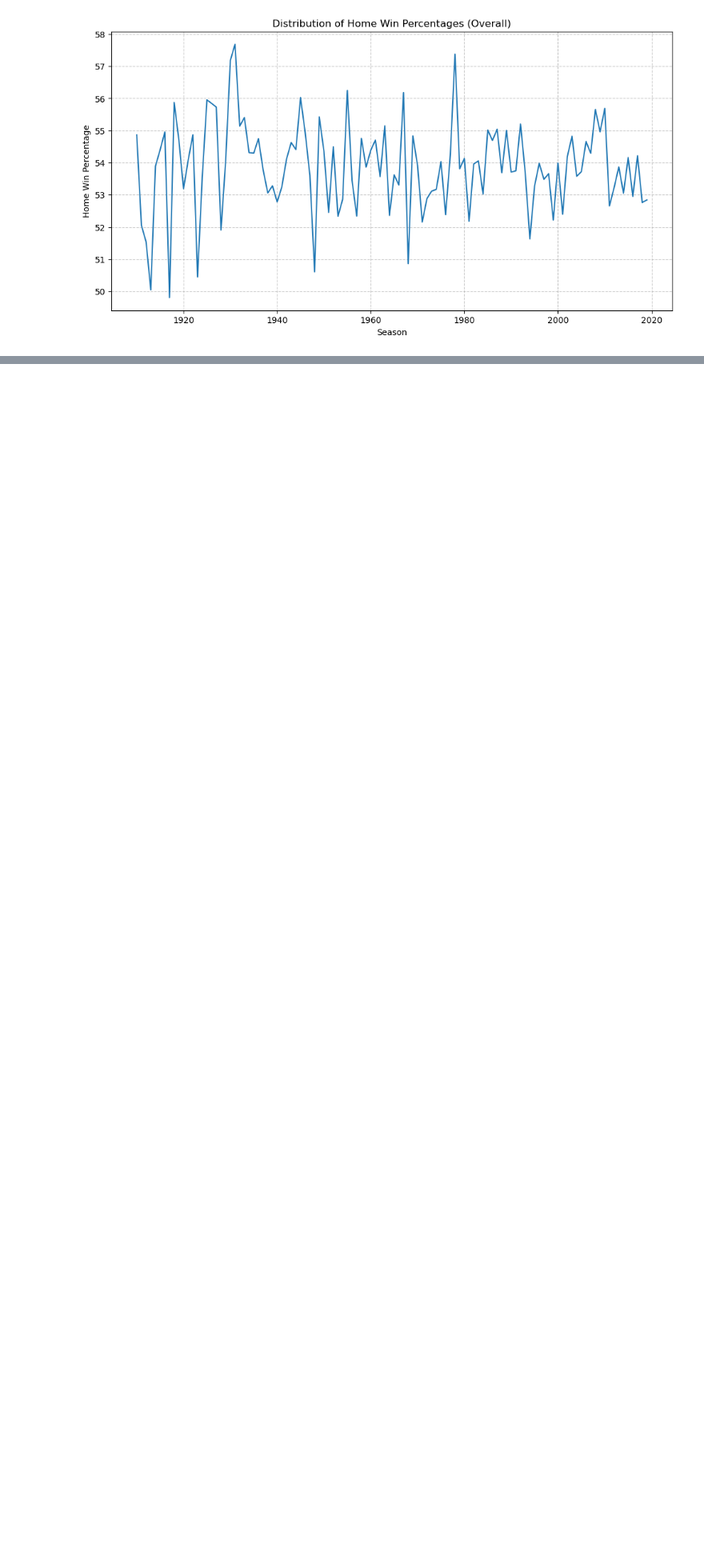
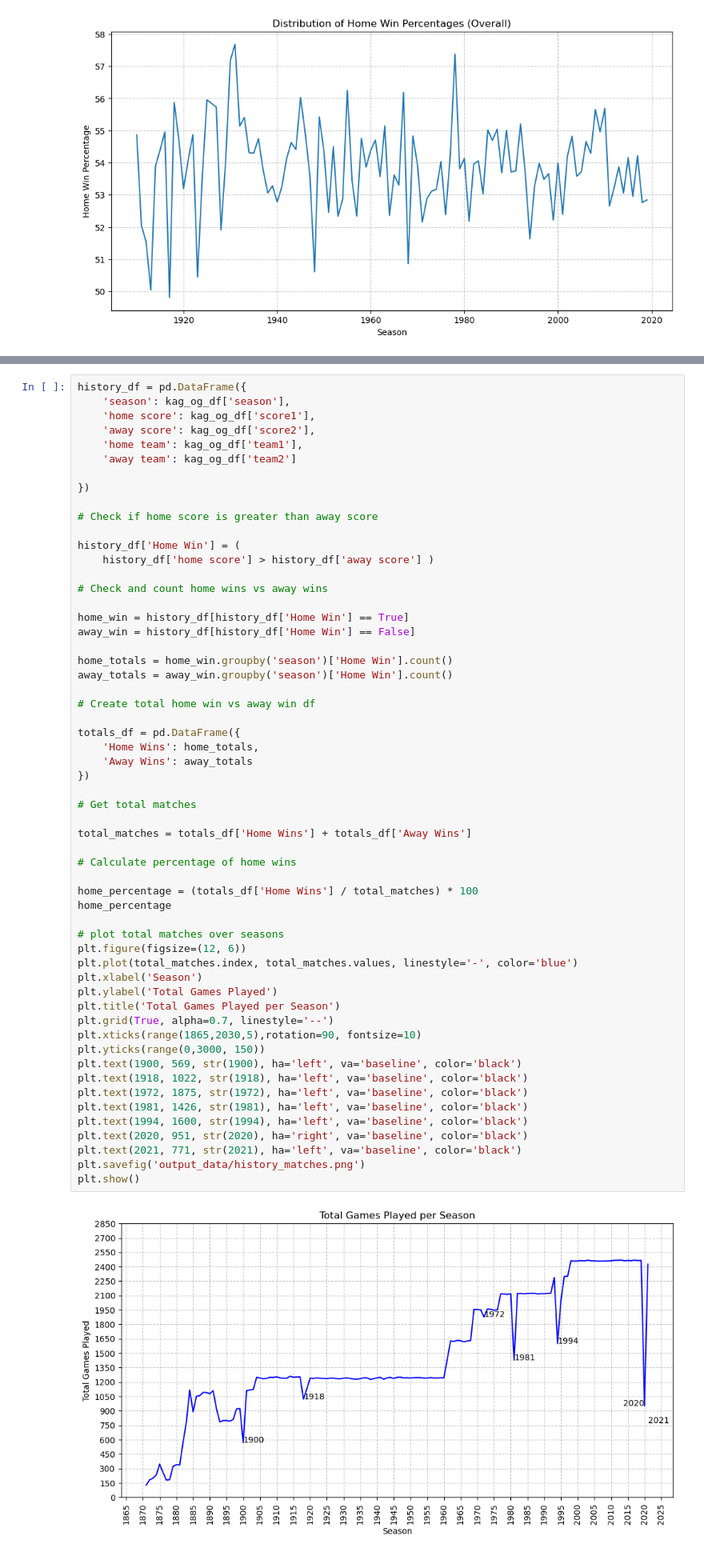
Before and after one commit to johnnycapra/Project_1, a Jupyter notebook: MLB_Analysis.ipynb, the cells around one changed output, grey strips where cells are left out. Shown at 80% size. Cells and saved outputs as stored; diff of their text form; blank space fills up the shorter version.

```diff
--- a/MLB_Analysis.ipynb
+++ b/MLB_Analysis.ipynb
@@ -739,3 +433,62 @@ plt.savefig('output_data/wins_per_league_covid.png')
 plt.show()
 # %% [output]
 [figure]
+# %%
+history_df = pd.DataFrame({
+    'season': kag_og_df['season'],
+    'home score': kag_og_df['score1'],
+    'away score': kag_og_df['score2'],
+    'home team': kag_og_df['team1'],
+    'away team': kag_og_df['team2']
+
+})
+
+# Check if home score is greater than away score
+
+history_df['Home Win'] = (
+    history_df['home score'] > history_df['away score'] )
+
+# Check and count home wins vs away wins
+
+home_win = history_df[history_df['Home Win'] == True]
+away_win = history_df[history_df['Home Win'] == False]
+
+home_totals = home_win.groupby('season')['Home Win'].count()
+away_totals = away_win.groupby('season')['Home Win'].count()
+
+# Create total home win vs away win df
+
+totals_df = pd.DataFrame({
+    'Home Wins': home_totals,
+    'Away Wins': away_totals
+})
+
+# Get total matches
+
+total_matches = totals_df['Home Wins'] + totals_df['Away Wins']
+
+# Calculate percentage of home wins
+
+home_percentage = (totals_df['Home Wins'] / total_matches) * 100
+home_percentage
+
+# plot total matches over seasons
+plt.figure(figsize=(12, 6))
+plt.plot(total_matches.index, total_matches.values, linestyle='-', color='blue')
+plt.xlabel('Season')
+plt.ylabel('Total Games Played')
+plt.title('Total Games Played per Season')
+plt.grid(True, alpha=0.7, linestyle='--')
+plt.xticks(range(1865,2030,5),rotation=90, fontsize=10)
+plt.yticks(range(0,3000, 150))
+plt.text(1900, 569, str(1900), ha='left', va='baseline', color='black')
+plt.text(1918, 1022, str(1918), ha='left', va='baseline', color='black')
+plt.text(1972, 1875, str(1972), ha='left', va='baseline', color='black')
+plt.text(1981, 1426, str(1981), ha='left', va='baseline', color='black')
+plt.text(1994, 1600, str(1994), ha='left', va='baseline', color='black')
+plt.text(2020, 951, str(2020), ha='right', va='baseline', color='black')
+plt.text(2021, 771, str(2021), ha='left', va='baseline', color='black')
+plt.savefig('output_data/history_matches.png')
+plt.show()
+# %% [output]
+[figure]
```
Also changed, not shown: parts of 18 cells of this notebook, 14 other files.
